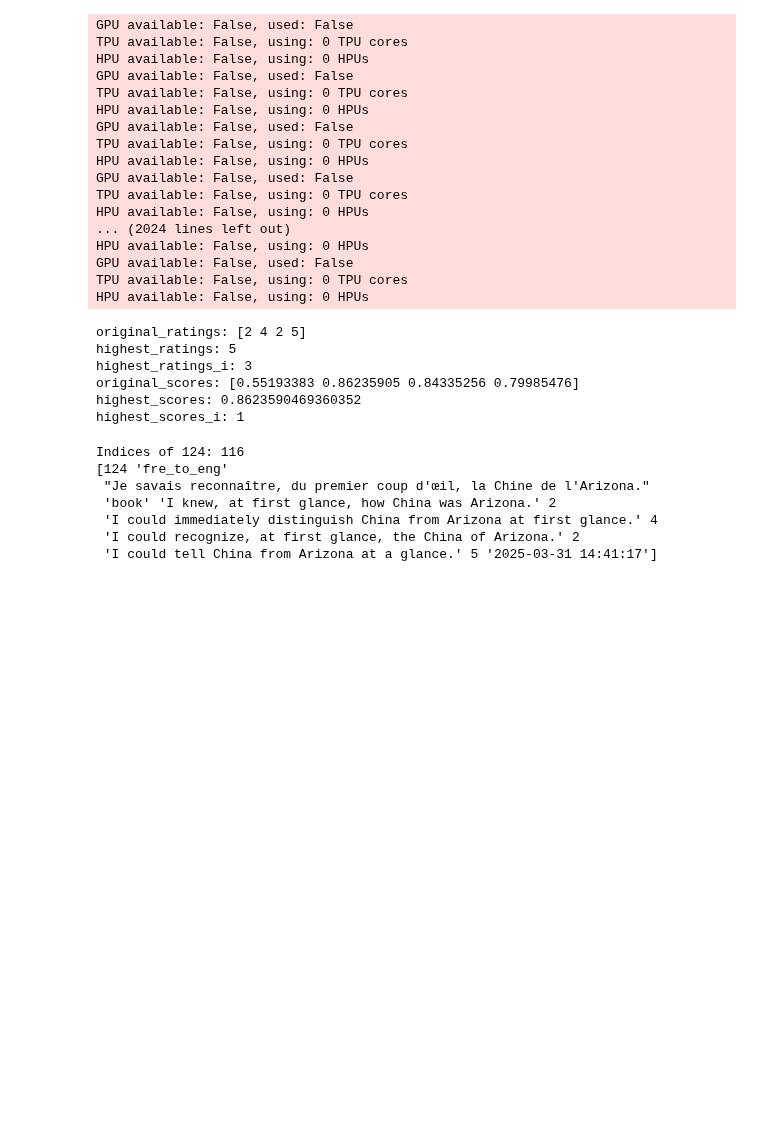
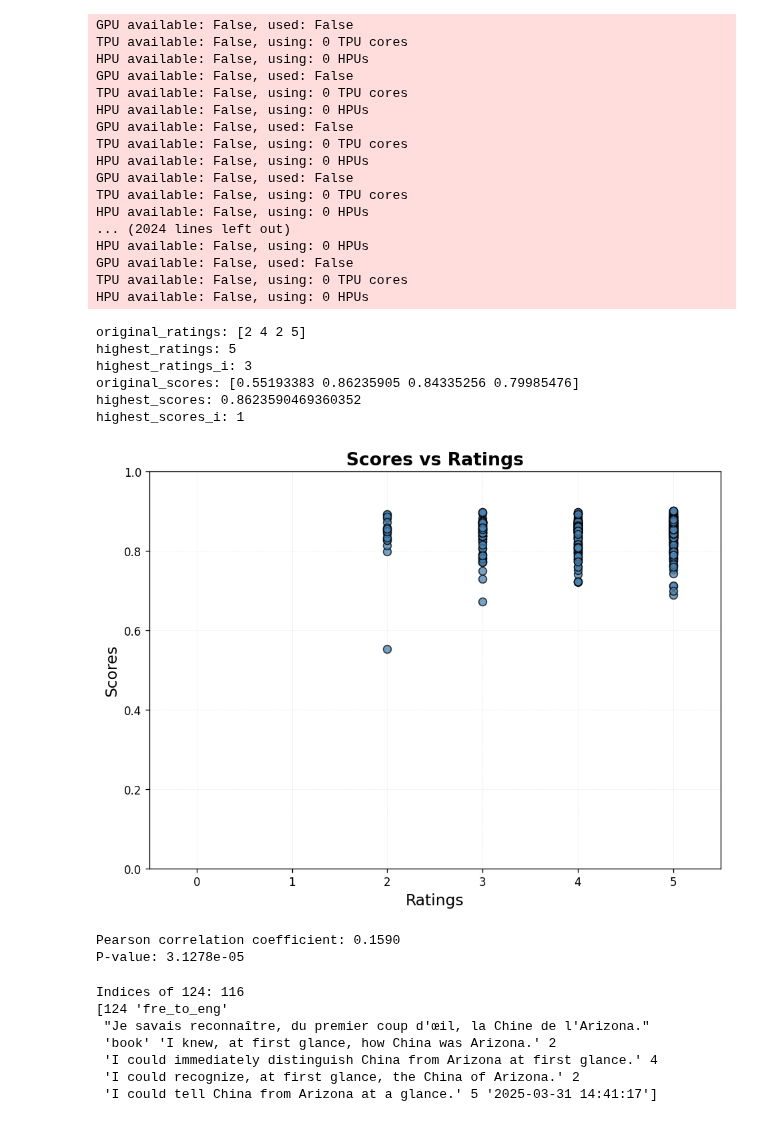
Before and after one commit to antoinevilain001/translation_thesis, a Jupyter notebook: translation_analysis/analysis1/analysis2.ipynb, the cells around one changed output. Saved outputs shown, nothing was run; the diff lists cells and outputs as text; code cells hidden in the pictures; blank space fills up the shorter version.

Commit message:
added scatterplot

```diff
--- a/translation_analysis/analysis1/analysis2.ipynb
+++ b/translation_analysis/analysis1/analysis2.ipynb
@@ -146,6 +147,54 @@ highest_ratings_i: 3
 original_scores: [0.55193383 0.86235905 0.84335256 0.79985476]
 highest_scores: 0.8623590469360352
 highest_scores_i: 1
+# %%
+# build all_ratings and all_scores
+all_scores = original_scores.flatten()
+all_ratings = original_ratings.flatten()
+
+# Scatter plot
+import matplotlib.pyplot as plt
+import numpy as np
+
+# Assuming all_ratings and all_scores are already flattened numpy arrays
+
+plt.figure(figsize=(8, 6), dpi=120)  # High-res figure
+
+# Scatter plot
+plt.scatter(all_ratings, all_scores, color='steelblue', edgecolor='k', alpha=0.75, s=50)
+
+# Axes limits
+plt.xlim(-0.5, 5.5)
+plt.ylim(0, 1)
+
+# Axis labels
+plt.xlabel('Ratings', fontsize=14)
+plt.ylabel('Scores', fontsize=14)
+
+# Title
+plt.title('Scores vs Ratings', fontsize=16, weight='bold')
+#plt.title('Scores vs Ratings')
+
+# Grid (subtle)
+plt.grid(True, which='both', linestyle='--', linewidth=0.5, alpha=0.2)
+
+# Optional: Tight layout for spacing
+plt.tight_layout()
+
+# Optional: Save the figure
+plt.savefig('outputs/analysis_app_solution/final_scatter_scores_v_ratings.png', bbox_inches='tight', dpi=300)
+
+plt.show()
+
+
+# Pearson correlation
+corr_coef, p_value = pearsonr(all_ratings, all_scores)
+print(f"Pearson correlation coefficient: {corr_coef:.4f}")
+print(f"P-value: {p_value:.4e}")
+# %% [output]
+[figure, added]
+Pearson correlation coefficient: 0.1590
+P-value: 3.1278e-05
 # %%
 # Do some investigating into the one specific example
 indices = np.argwhere(numpy_array == 124)
```
Also changed, not shown: parts of 1 cell of this notebook, 1 other file.
